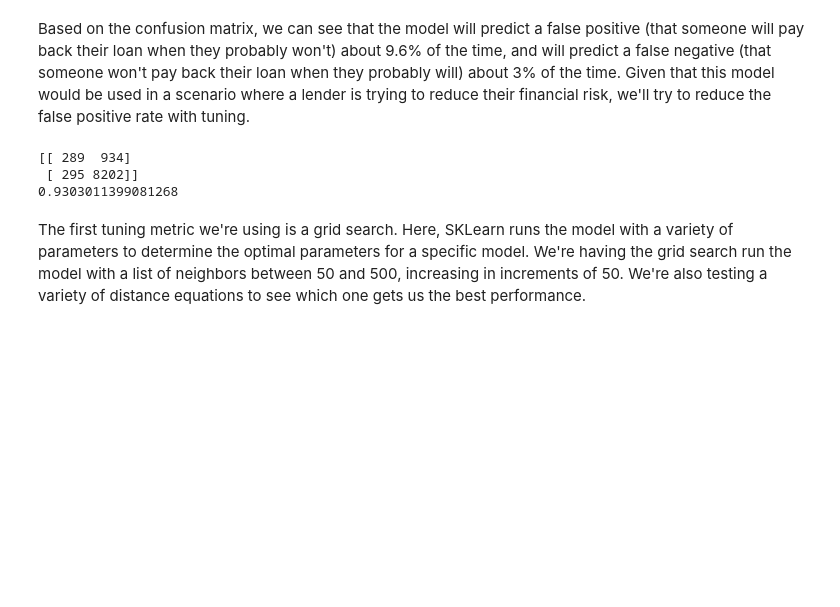
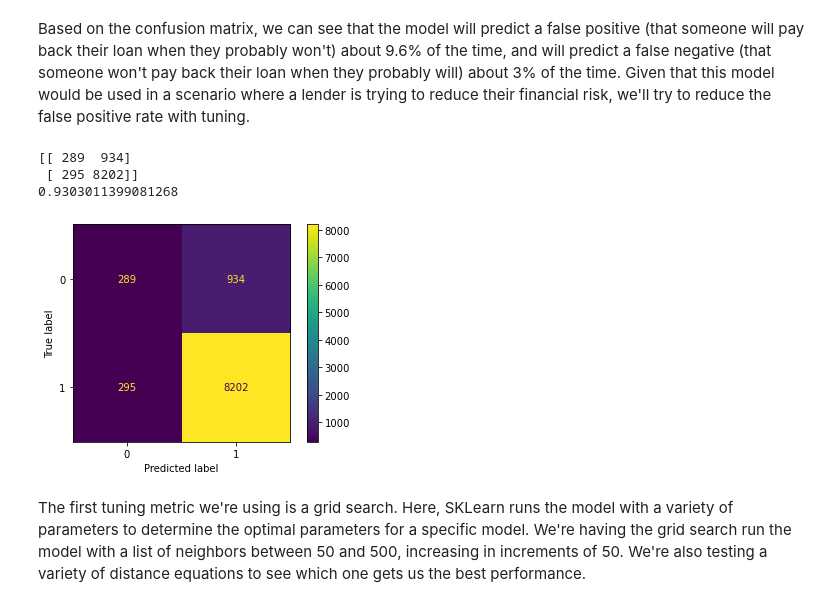
Before and after one commit to emilyatk13/Dev-10-Capstone, a Jupyter notebook: code/PPP_ml_implementation.ipynb, the cells around one changed output. Saved outputs shown, nothing was run; the diff lists cells and outputs as text; code cells hidden in the pictures; blank space fills up the shorter version.

```diff
--- a/code/PPP_ml_implementation.ipynb
+++ b/code/PPP_ml_implementation.ipynb
@@ -337,6 +341,11 @@ print(f1_score(y_test, y_pred))
 [[ 289  934]
  [ 295 8202]]
 0.9303011399081268
+# %%
+plot_confusion_matrix(classifier,X_test,y_test)
+plt.show()
+# %% [output]
+[figure, added]
 # %% [markdown]
 The first tuning metric we're using is a grid search. Here, SKLearn runs the model with a variety of parameters to determine the optimal parameters for a specific model. We're having the grid search run the model with a list of neighbors between 50 and 500, increasing in increments of 50. We're also testing a variety of distance equations to see which one gets us the best performance.
 # %%
```
Also changed, not shown: parts of 7 cells of this notebook.
